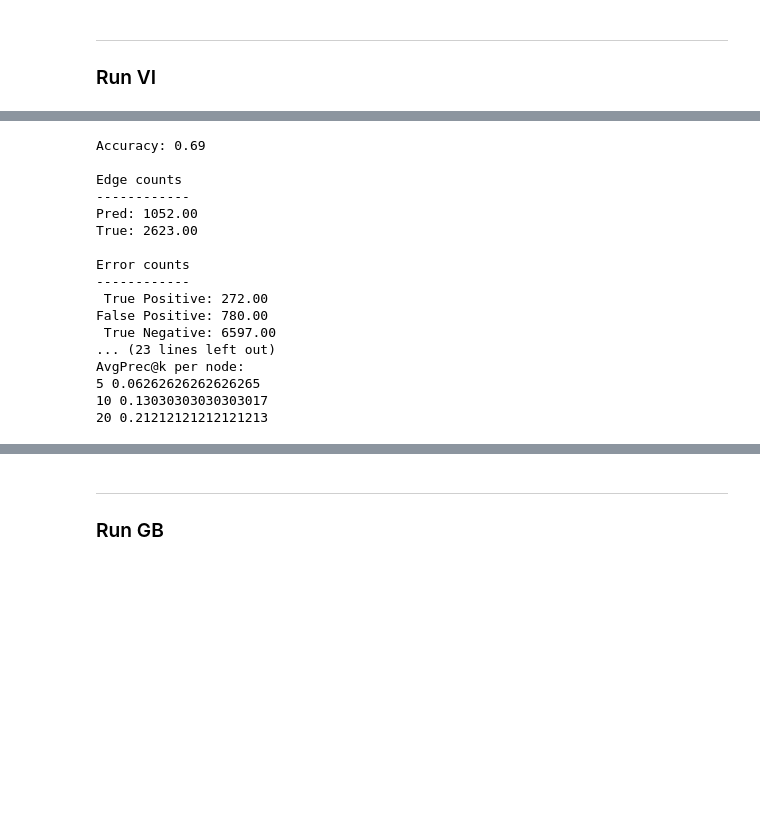
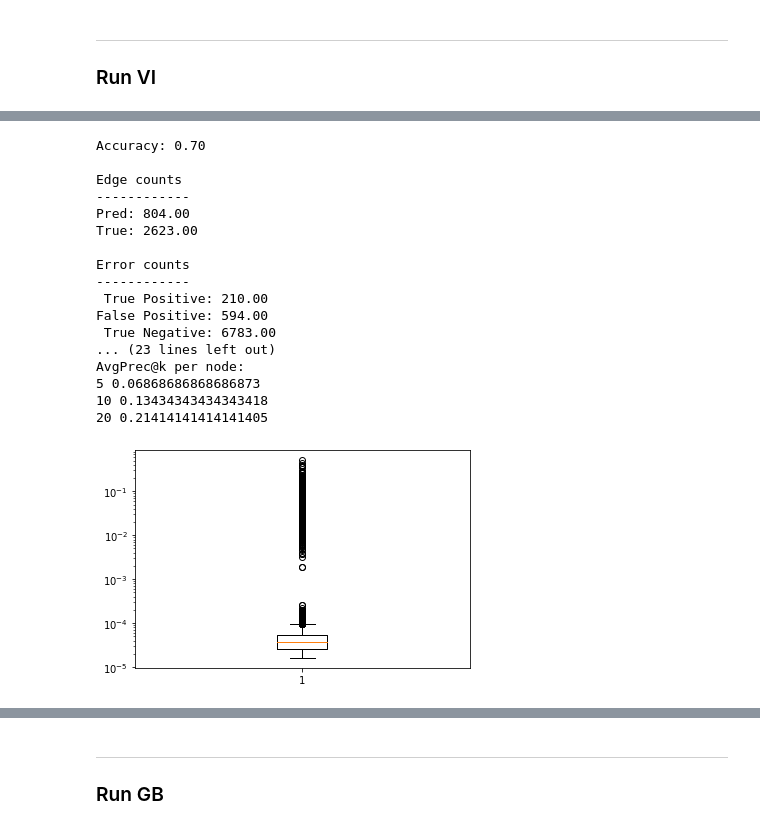
Before and after one commit to trouleau/var-wold, a Jupyter notebook: notebook/real-datasets/1-wt-email-Eu-core.ipynb, the cells around one changed output, grey strips where cells are left out. Cells and saved outputs as stored; diff of their text form; code cells hidden in the pictures; blank space fills up the shorter version.

```diff
--- a/notebook/real-datasets/1-wt-email-Eu-core.ipynb
+++ b/notebook/real-datasets/1-wt-email-Eu-core.ipynb
@@ -427,27 +393,33 @@ KeyboardInterrupt:
 adj_hat = vi_model._as_po[1:, :] / vi_model._ar_po[1:, :]
 beta_hat = vi_model._br_po[:, :] / (vi_model._bs_po[:, :] + 1) + 1
 
-adj_hat = adj_hat
+#adj_hat = adj_hat
+adj_hat = adj_hat / beta_hat
 
 experiments_utils.print_report(adj_hat=adj_hat, adj_true=adjacency_true, thresh=0.001)
 # %% [output]
-Accuracy: 0.69
+Accuracy: 0.70
 
 Edge counts
 ------------
-Pred: 1052.00
+Pred: 804.00
 True: 2623.00
 
 Error counts
 ------------
- True Positive: 272.00
-False Positive: 780.00
- True Negative: 6597.00
+ True Positive: 210.00
+False Positive: 594.00
+ True Negative: 6783.00
 ... (23 lines left out)
 AvgPrec@k per node:
-5 0.06262626262626265
-10 0.13030303030303017
-20 0.21212121212121213
+5 0.06868686868686873
+10 0.13434343434343418
+20 0.21414141414141405
+# %%
+plt.boxplot(adj_hat.flatten());
+plt.yscale('log');
+# %% [output]
+[figure, added]
 # %%
 plt.figure(figsize=(10, 5))
 plt.grid()
```
Also changed, not shown: parts of 19 cells of this notebook.
